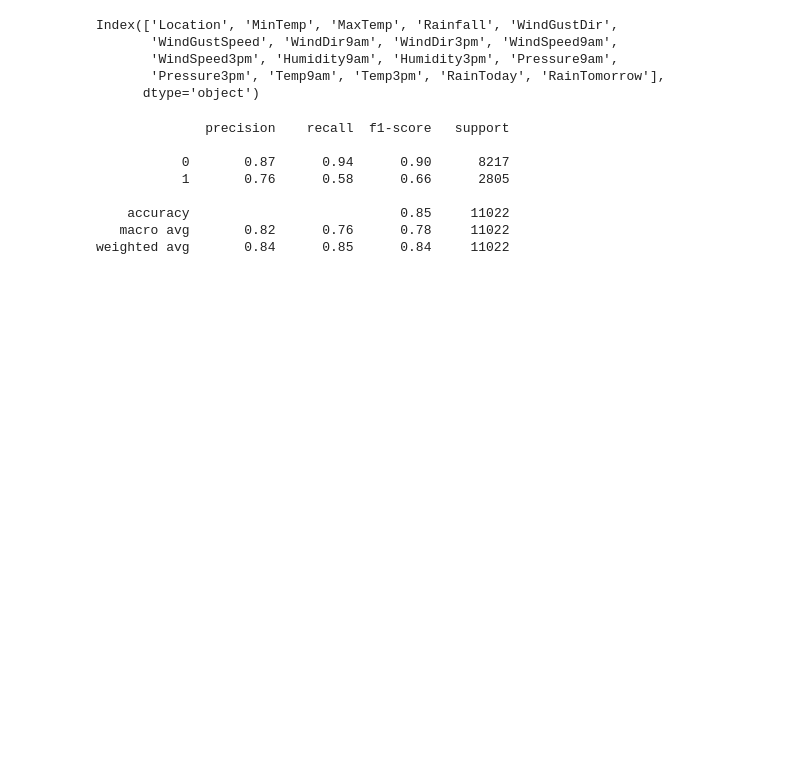
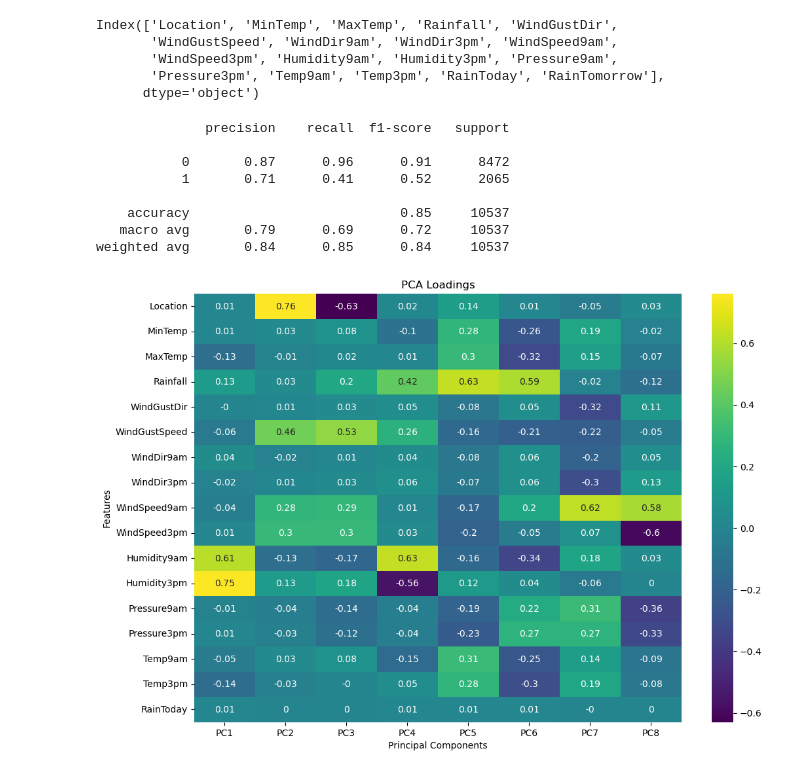
Before and after one commit to HYS20010113/2565-ML-Final-Project, a Jupyter notebook: group_by_season.ipynb, the cells around one changed output. Drawn from its saved outputs; the diff is of its cells as text; code cells hidden in the pictures; blank space fills up the shorter version.

```diff
--- a/group_by_season.ipynb
+++ b/group_by_season.ipynb
@@ -67,7 +70,7 @@ def preprocess_weather_data(df):
         label_encoders[column] = label_encoder
 
     return df, label_encoders
-processed_weather_data, encoders = preprocess_weather_data(df_summer)
+processed_weather_data, encoders = preprocess_weather_data(df_winter)
 # %% [output]
 A value is trying to be set on a copy of a slice from a DataFrame.
 Try using .loc[row_indexer,col_indexer] = value instead
@@ -95,24 +96,39 @@ from sklearn.ensemble import RandomForestClassifier
+# %%
+pca = PCA(n_components=8)
+X_train_pca = pca.fit_transform(X_train)
+X_test_pca = pca.transform(X_test)
 # %%
 best_params = {'max_depth': None, 'min_samples_leaf': 4, 'min_samples_split': 2, 'n_estimators': 100}
-pca = PCA(n_components=17)
-X_train_pca = pca.fit_transform(X_train)
-X_test_pca = pca.transform(X_test)
 logreg_pca = RandomForestClassifier(**best_params,random_state=42)
 logreg_pca.fit(X_train_pca, y_train)
-
-# Predict on the transformed test set
 y_pred_pca = logreg_pca.predict(X_test_pca)
-
-# Evaluate the model
 accuracy_pca = accuracy_score(y_test, y_pred_pca)
 classification_rep_pca = classification_report(y_test, y_pred_pca)
 print(classification_rep_pca)
 # %% [output]
               precision    recall  f1-score   support
 
-           0       0.87      0.94      0.90      8217
-           1       0.76      0.58      0.66      2805
+           0       0.87      0.96      0.91      8472
+           1       0.71      0.41      0.52      2065
 
-    accuracy                           0.85     11022
-   macro avg       0.82      0.76      0.78     11022
-weighted avg       0.84      0.85      0.84     11022
+    accuracy                           0.85     10537
+   macro avg       0.79      0.69      0.72     10537
+weighted avg       0.84      0.85      0.84     10537
+# %%
+loadings = pca.components_
+num_pc = pca.n_components_
+pc_labels = ['PC'+str(i) for i in range(1, num_pc + 1)]
+feature_labels = X.columns
+
+# Create a DataFrame of loadings
+df_loadings = pd.DataFrame(loadings.T, columns=pc_labels, index=feature_labels).round(2)
+
+# Plotting the heatmap of loadings
+plt.figure(figsize=(12, len(feature_labels)/2))
+sns.heatmap(df_loadings, annot=True, cmap='viridis')
+plt.title('PCA Loadings')
+plt.xlabel('Principal Components')
+plt.ylabel('Features')
+plt.show()
+# %% [output]
+[figure, added]
```
Also changed, not shown: parts of 3 cells of this notebook, 1 other file.
